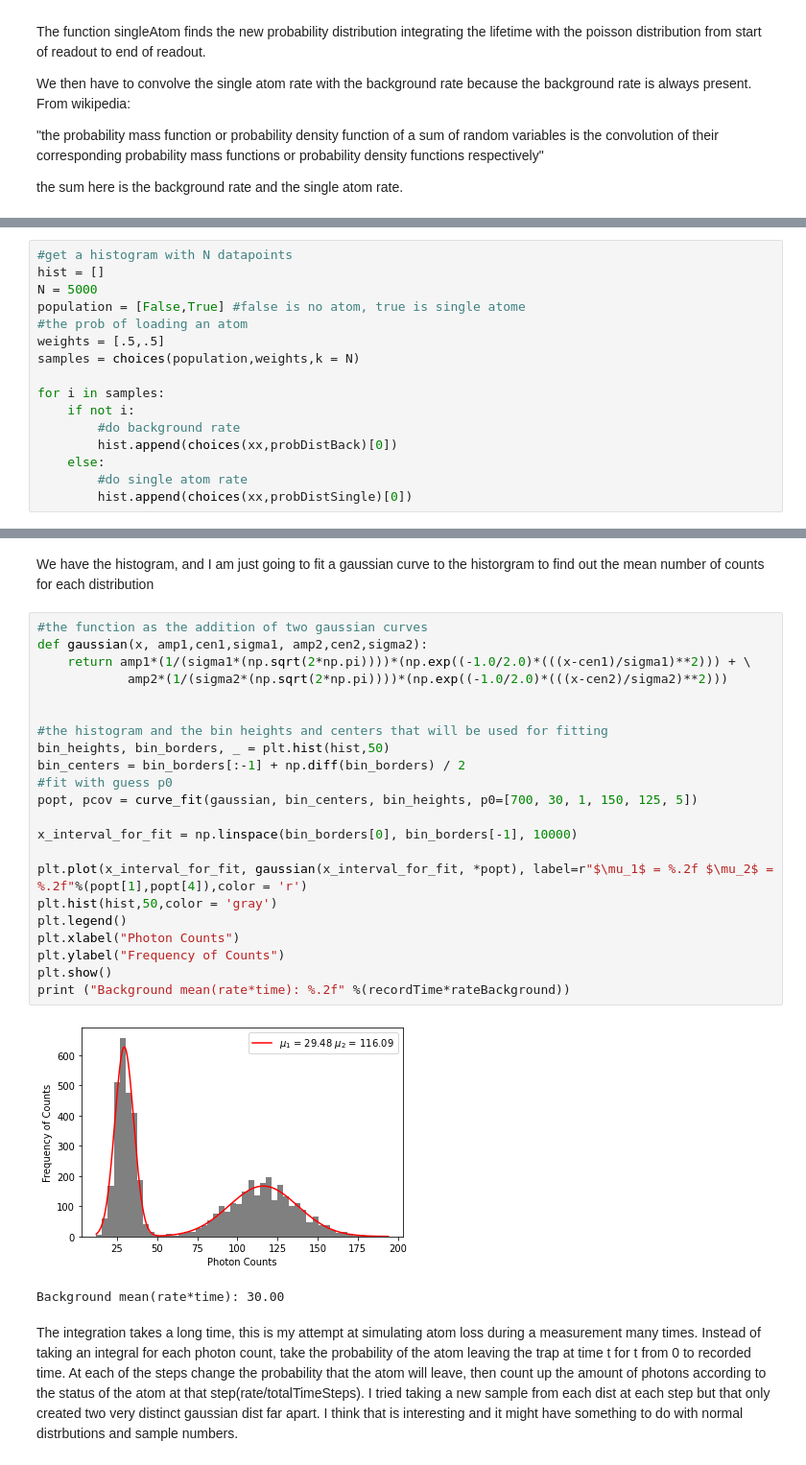
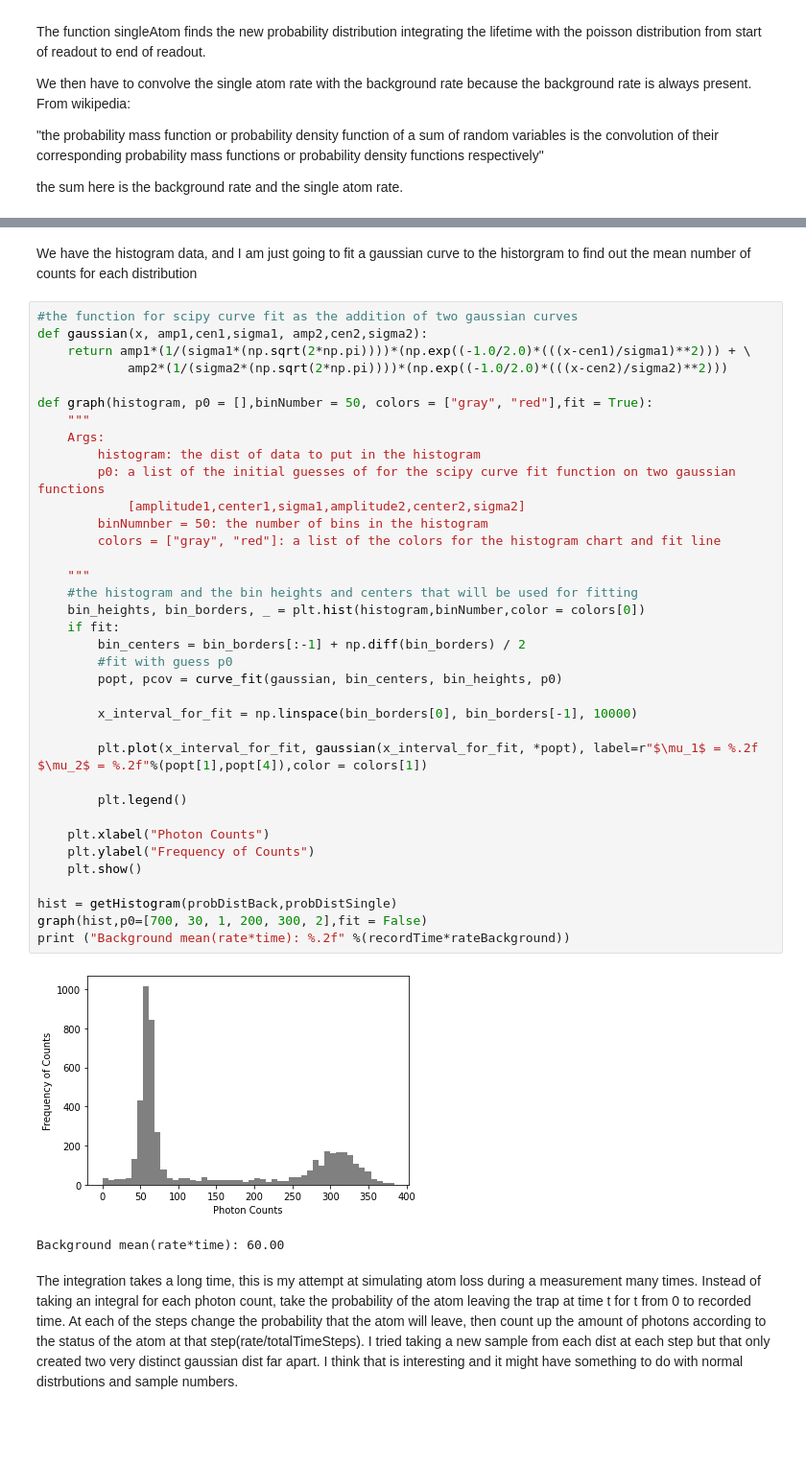
Before and after one commit to bpnordin/PhotonCount, a Jupyter notebook: main.ipynb, the cells around one changed output, grey strips where cells are left out. Shown at 96% size. Drawn from its saved outputs; the diff is of its cells as text; blank space fills up the shorter version.

```diff
--- a/main.ipynb
+++ b/main.ipynb
@@ -72,19 +71,3 @@ def singleAtom(recordTime,rate,lifeTime,xx):
 probDistSingle = singleAtom(recordTime,rateSingleAtom,lifetimeOfTrap,xx)
 #now convolve with background rate
 probDistSingle = np.convolve(probDistSingle,probDistBack,'same')
-# %%
-#get a histogram with N datapoints
-hist = []
-N = 5000
-population = [False,True] #false is no atom, true is single atome
-#the prob of loading an atom
-weights = [.5,.5]
-samples = choices(population,weights,k = N)
-
-for i in samples:
-    if not i:
-        #do background rate
-        hist.append(choices(xx,probDistBack)[0])
-    else:
-        #do single atom rate
-        hist.append(choices(xx,probDistSingle)[0])
@@ -91,30 +115,44 @@ for i in samples:
 # %% [markdown]
-We have the histogram, and I am just going to fit a gaussian curve to the historgram to find out the mean number of counts for each distribution
+We have the histogram data, and I am just going to fit a gaussian curve to the historgram to find out the mean number of counts for each distribution
 # %%
-#the function as the addition of two gaussian curves
+#the function for scipy curve fit as the addition of two gaussian curves
 def gaussian(x, amp1,cen1,sigma1, amp2,cen2,sigma2):
     return amp1*(1/(sigma1*(np.sqrt(2*np.pi))))*(np.exp((-1.0/2.0)*(((x-cen1)/sigma1)**2))) + \
             amp2*(1/(sigma2*(np.sqrt(2*np.pi))))*(np.exp((-1.0/2.0)*(((x-cen2)/sigma2)**2)))
 
+def graph(histogram, p0 = [],binNumber = 50, colors = ["gray", "red"],fit = True):
+    """
+    Args:
+        histogram: the dist of data to put in the histogram
+        p0: a list of the initial guesses of for the scipy curve fit function on two gaussian functions
+            [amplitude1,center1,sigma1,amplitude2,center2,sigma2]
+        binNumnber = 50: the number of bins in the histogram
+        colors = ["gray", "red"]: a list of the colors for the histogram chart and fit line
 
-#the histogram and the bin heights and centers that will be used for fitting
-bin_heights, bin_borders, _ = plt.hist(hist,50)
-bin_centers = bin_borders[:-1] + np.diff(bin_borders) / 2
-#fit with guess p0
-popt, pcov = curve_fit(gaussian, bin_centers, bin_heights, p0=[700, 30, 1, 150, 125, 5])
+    """
+    #the histogram and the bin heights and centers that will be used for fitting
+    bin_heights, bin_borders, _ = plt.hist(histogram,binNumber,color = colors[0])
+    if fit:
+        bin_centers = bin_borders[:-1] + np.diff(bin_borders) / 2
+        #fit with guess p0
+        popt, pcov = curve_fit(gaussian, bin_centers, bin_heights, p0)
 
-x_interval_for_fit = np.linspace(bin_borders[0], bin_borders[-1], 10000)
+        x_interval_for_fit = np.linspace(bin_borders[0], bin_borders[-1], 10000)
 
-plt.plot(x_interval_for_fit, gaussian(x_interval_for_fit, *popt), label=r"$\mu_1$ = %.2f $\mu_2$ = %.2f"%(popt[1],popt[4]),color = 'r')
-plt.hist(hist,50,color = 'gray')
-plt.legend()
-plt.xlabel("Photon Counts")
-plt.ylabel("Frequency of Counts")
-plt.show()
+        plt.plot(x_interval_for_fit, gaussian(x_interval_for_fit, *popt), label=r"$\mu_1$ = %.2f $\mu_2$ = %.2f"%(popt[1],popt[4]),color = colors[1])
+
+        plt.legend()
+
+    plt.xlabel("Photon Counts")
+    plt.ylabel("Frequency of Counts")
+    plt.show()
+
+hist = getHistogram(probDistBack,probDistSingle)
+graph(hist,p0=[700, 30, 1, 200, 300, 2],fit = False)
 print ("Background mean(rate*time): %.2f" %(recordTime*rateBackground))
 # %% [output]
-[figure, old version]
+[figure, new version]
-Background mean(rate*time): 30.00
+Background mean(rate*time): 60.00
 # %% [markdown]
 The integration takes a long time, this is my attempt at simulating atom loss during a measurement many times. Instead of taking an integral for each photon count, take the probability of the atom leaving the trap at time t for t from 0 to recorded time. At each of the steps change the probability that the atom will leave, then count up the amount of photons according to the status of the atom at that step(rate/totalTimeSteps). I tried taking a new sample from each dist at each step but that only created two very distinct gaussian dist far apart. I think that is interesting and it might have something to do with normal distrbutions and sample numbers.
 # %%
```
Also changed, not shown: parts of 5 cells of this notebook.
